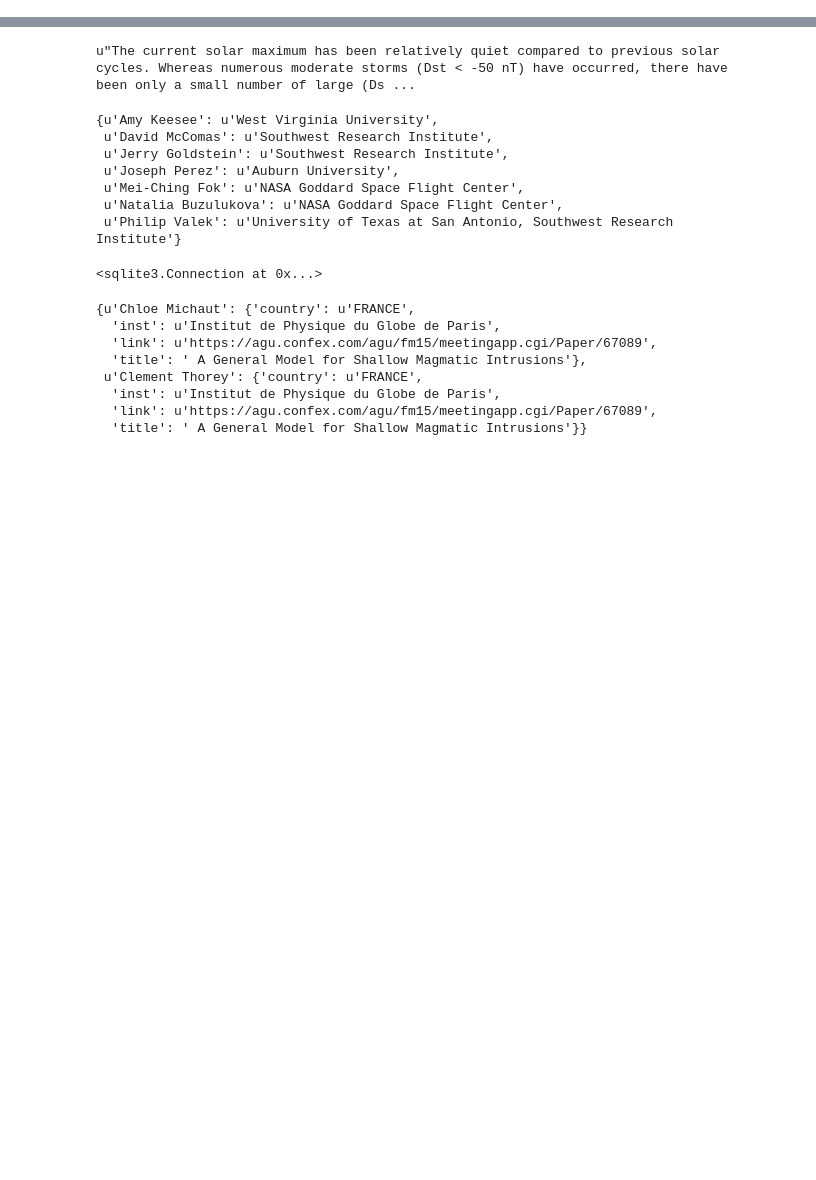
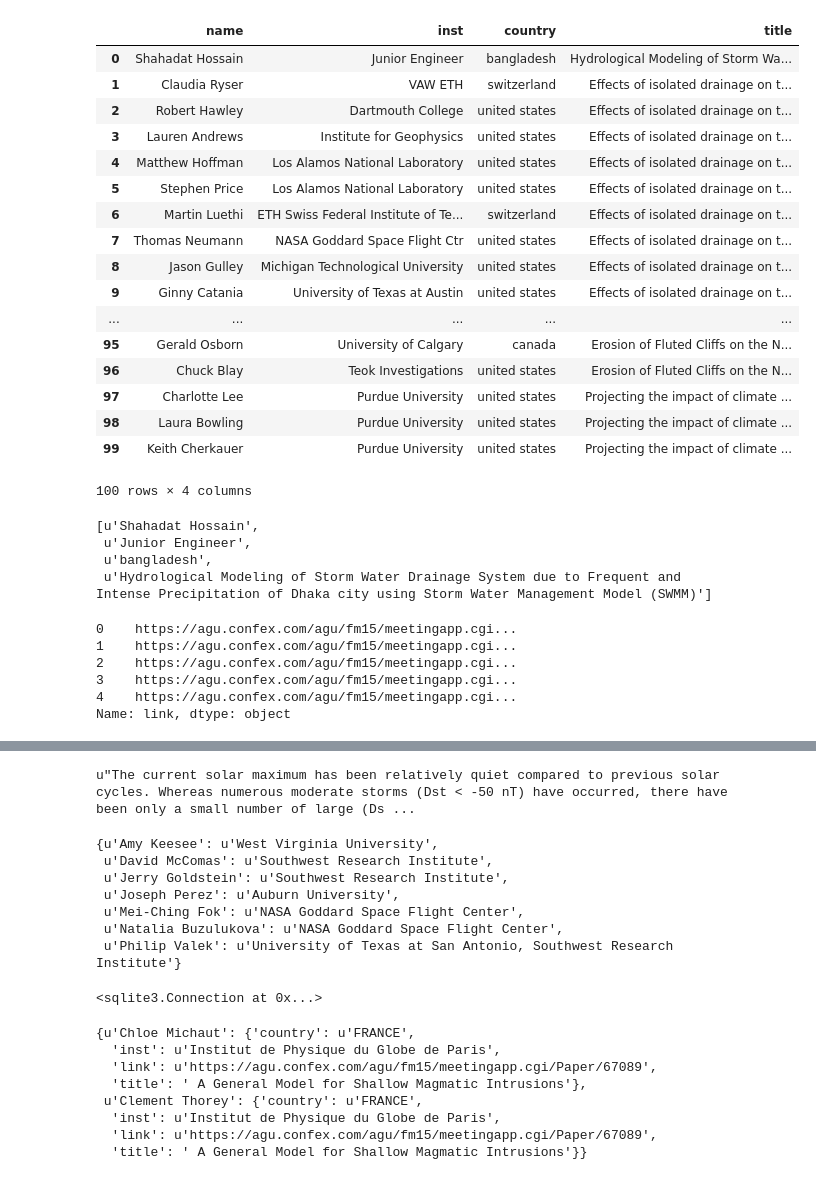
Before and after one commit to cthorey/geocolab, a Jupyter notebook: notebooks/exploratory/test.ipynb, the cells around one changed output, grey strips where cells are left out. Saved outputs shown, nothing was run; the diff lists cells and outputs as text; code cells hidden in the pictures; blank space fills up the shorter version.

```diff
--- a/notebooks/exploratory/test.ipynb
+++ b/notebooks/exploratory/test.ipynb
@@ -18,0 +16,5 @@ data = get_all_data('../data/data_agu2015')
+# %%
+path_model = '../../models/LSA_abstract'
+# %%
+from src.model.recomendation import *
+recom = RecomendationSystem(path_model)
@@ -18,0 +54,3 @@ data = get_all_data('../data/data_agu2015')
+# %%
+query = 'laccolith'
+res = recom.get_collaborators(query)
@@ -18,0 +59,28 @@ data = get_all_data('../data/data_agu2015')
+# %%
+df
+# %% [output]
+|  | name | inst | country | title |
+| 0 | Shahadat Hossain | Junior Engineer | bangladesh | Hydrological Modeling of Storm Wa... |
+| 1 | Claudia Ryser | VAW ETH | switzerland | Effects of isolated drainage on t... |
+| 2 | Robert Hawley | Dartmouth College | united states | Effects of isolated drainage on t... |
+| 3 | Lauren Andrews | Institute for Geophysics | united states | Effects of isolated drainage on t... |
+| 4 | Matthew Hoffman | Los Alamos National Laboratory | united states | Effects of isolated drainage on t... |
+| 5 | Stephen Price | Los Alamos National Laboratory | united states | Effects of isolated drainage on t... |
+| 6 | Martin Luethi | ETH Swiss Federal Institute of Te... | switzerland | Effects of isolated drainage on t... |
+| 7 | Thomas Neumann | NASA Goddard Space Flight Ctr | united states | Effects of isolated drainage on t... |
+| 8 | Jason Gulley | Michigan Technological University | united states | Effects of isolated drainage on t... |
+| 9 | Ginny Catania | University of Texas at Austin | united states | Effects of isolated drainage on t... |
+| ... | ... | ... | ... | ... |
+| 95 | Gerald Osborn | University of Calgary | canada | Erosion of Fluted Cliffs on the N... |
+| 96 | Chuck Blay | Teok Investigations | united states | Erosion of Fluted Cliffs on the N... |
+| 97 | Charlotte Lee | Purdue University | united states | Projecting the impact of climate ... |
+| 98 | Laura Bowling | Purdue University | united states | Projecting the impact of climate ... |
+| 99 | Keith Cherkauer | Purdue University | united states | Projecting the impact of climate ... |
+100 rows × 4 columns
+# %%
+[a[f] for f in a.keys()]
+# %% [output]
+[u'Shahadat Hossain',
+ u'Junior Engineer',
+ u'bangladesh',
+ u'Hydrological Modeling of Storm Water Drainage System due to Frequent and Intense Precipitation of Dhaka city using Storm Water Management Model (SWMM)']
@@ -18,0 +91,9 @@ data = get_all_data('../data/data_agu2015')
+# %%
+recom.recomendation('laccolith maginituc').head().link
+# %% [output]
+0    https://agu.confex.com/agu/fm15/meetingapp.cgi...
+1    https://agu.confex.com/agu/fm15/meetingapp.cgi...
+2    https://agu.confex.com/agu/fm15/meetingapp.cgi...
+3    https://agu.confex.com/agu/fm15/meetingapp.cgi...
+4    https://agu.confex.com/agu/fm15/meetingapp.cgi...
+Name: link, dtype: object
```
Also changed, not shown: parts of 20 cells of this notebook, 8 other files.
